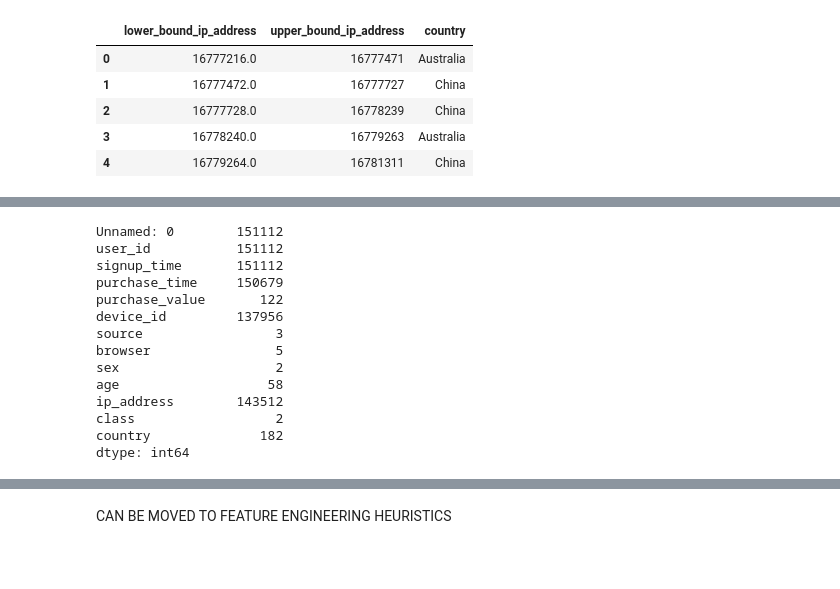
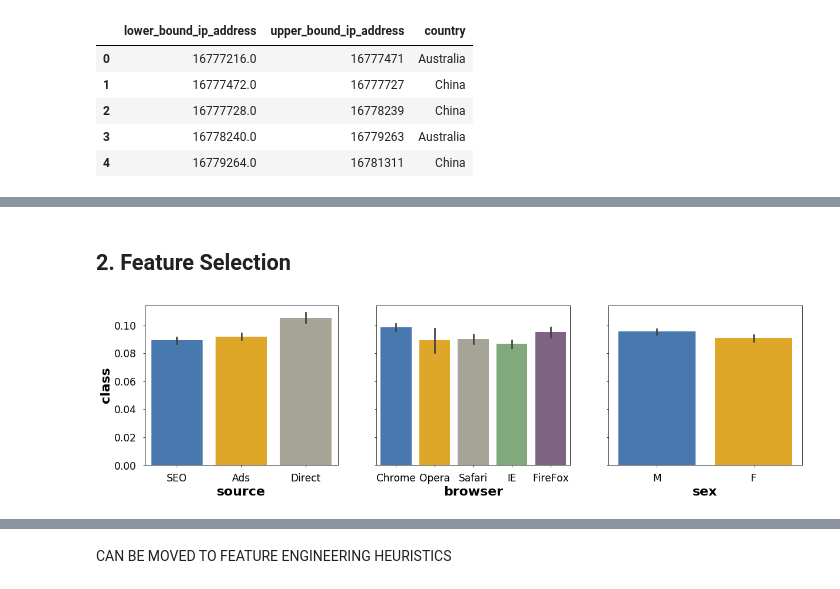
Before and after one commit to nityamd/E-Commerce-Fraud-Detection-Data-Challenge, a Jupyter notebook: notebooks/Data Preprocessing and Feature Engineering.ipynb, the cells around one changed output, grey strips where cells are left out. Saved outputs shown, nothing was run; the diff lists cells and outputs as text; code cells hidden in the pictures; blank space fills up the shorter version.

```diff
--- a/notebooks/Data Preprocessing and Feature Engineering.ipynb
+++ b/notebooks/Data Preprocessing and Feature Engineering.ipynb
@@ -208,18 +218,14 @@ def get_country(ip):
-# %%
-df = pd.read_csv("../../fraud/fraud_with_country.csv")
-df.nunique()
-# %% [output]
-Unnamed: 0        151112
-user_id           151112
-signup_time       151112
-purchase_time     150679
-purchase_value       122
-device_id         137956
-source                 3
-browser                5
-sex                    2
-age                   58
-ip_address        143512
-class                  2
-country              182
-dtype: int64
+# %% [markdown]
+<h2>2. Feature Selection <a name="FS"></a></h2>
+# %%
+fig,(ax1,ax2,ax3) = plt.subplots(1,3, figsize = (20,5), sharey = True)
+
+sns.barplot(x = 'source', y = 'class', ax = ax1,  data = df);
+sns.barplot(x = 'browser', y = 'class', ax = ax2, data = df);
+sns.barplot(x = 'sex', y = 'class', ax = ax3, data = df);
+
+ax2.set_ylabel('')
+ax3.set_ylabel('')
+plt.show()
+# %% [output]
+[figure, added]
```
Also changed, not shown: parts of 31 cells of this notebook, 3 other files.
